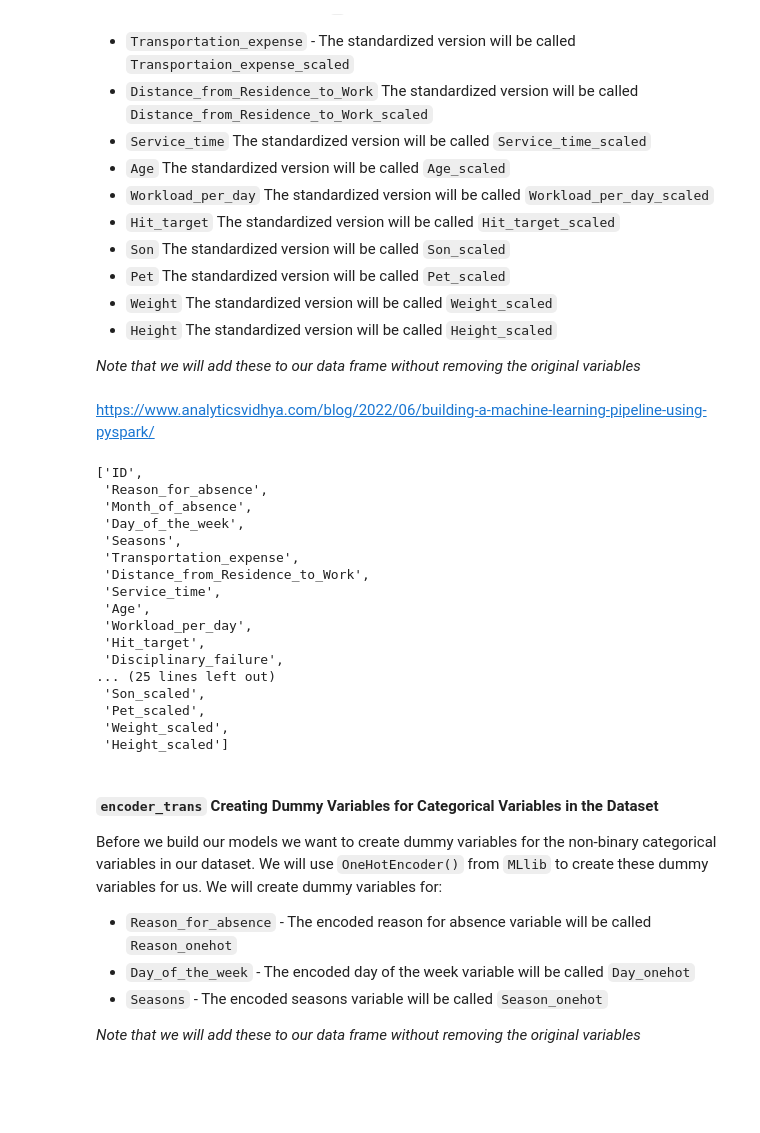
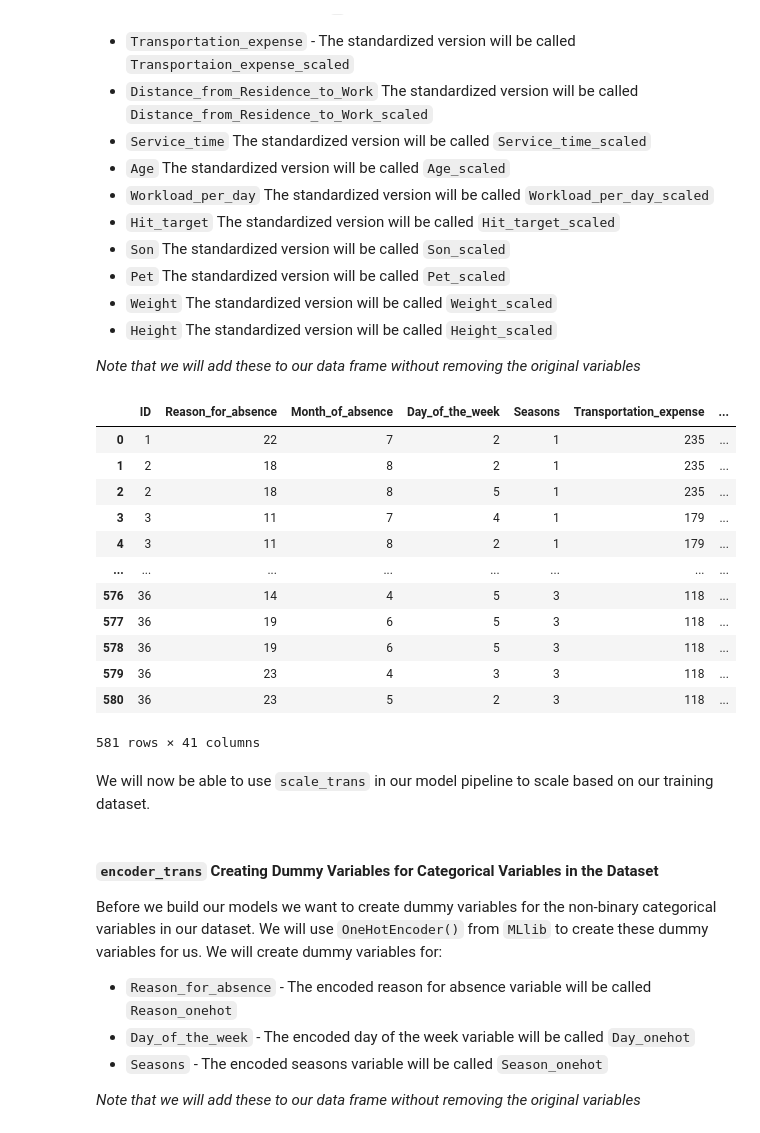
Before and after one commit to kebreeze/590project3, a Jupyter notebook: BreezeProject3.ipynb, the cells around one changed output. Drawn from its saved outputs; the diff is of its cells as text; code cells hidden in the pictures; blank space fills up the shorter version.

```diff
--- a/BreezeProject3.ipynb
+++ b/BreezeProject3.ipynb
@@ -99,0 +95,6 @@ absentee_data_pd.head(100)
+# %%
+# Reformatting variable names to replace spaces with _
+absentee_data_pd.columns = absentee_data_pd.columns.str.replace(" ", "_")
+
+# Using the head() method to make sure everything looks as expected
+absentee_data_pd.head()
@@ -181,5 +154,5 @@ We can now convert `absentee_data_pd` to a Spark SQL dataframe. We will save thi
 # %%
-absentee_spark_df = spark.createDataFrame(absentee_data_pd)
-absentee_spark_df.show(5)
+absentee_data = spark.createDataFrame(absentee_data_pd)
+absentee_data.show(5)
 # %% [output]
 +---+------------------+----------------+---------------+-------+----------------------+-------------------------------+------------+---+---------------------+----------+--------------------+--------- ...
@@ -365,35 +370,41 @@ It is important that we standardize our numeric variables before building our mo
 -  `Height` The standardized version will be called `Height_scaled`
 
 *Note that we will add these to our data frame without removing the original variables*
-# %% [markdown]
-https://www.analyticsvidhya.com/blog/2022/06/building-a-machine-learning-pipeline-using-pyspark/
 # %%
 # Creating a list of numeric column names that we want to scale
 numeric_cols = ['Transportation_expense', 'Distance_from_Residence_to_Work', 'Service_time', 'Age', 'Workload_per_day', \
-                                    'Hit_target', 'Son', 'Pet', 'Weight', 'Height']
+                'Hit_target', 'Son', 'Pet', 'Weight', 'Height']
+
+# Creating a vector of values for each of our variables above
 assembler = [VectorAssembler(inputCols=[col], outputCol=col+'_vec') for col in numeric_cols]
+
+# Using StandardScaler to create scaled versions of our numeric variables
 scale = [StandardScaler(inputCol=col+'_vec', outputCol=col+'_scaled', withMean=True, withStd=True) for col in numeric_cols]
+
+# Putting everything together in a pipeline that can be used to scale our data
 scale_pipe = Pipeline(stages = assembler + scale)
-scale_trans = scale_pipe.fit(absentee_data)
-scale_trans.transform(absentee_data).columns
+
+# Fitting the pipeline on our training data
+scale_trans = scale_pipe.fit(train)
+
+# Check how our scaled variables in our train set look
+scale_trans.transform(train).toPandas()
 # %% [output]
+|  | ID | Reason_for_absence | Month_of_absence | Day_of_the_week | Seasons | Transportation_expense | ... |
+| 0 | 1 | 22 | 7 | 2 | 1 | 235 | ... |
+| 1 | 2 | 18 | 8 | 2 | 1 | 235 | ... |
+| 2 | 2 | 18 | 8 | 5 | 1 | 235 | ... |
+| 3 | 3 | 11 | 7 | 4 | 1 | 179 | ... |
+| 4 | 3 | 11 | 8 | 2 | 1 | 179 | ... |
+| ... | ... | ... | ... | ... | ... | ... | ... |
+| 576 | 36 | 14 | 4 | 5 | 3 | 118 | ... |
+| 577 | 36 | 19 | 6 | 5 | 3 | 118 | ... |
+| 578 | 36 | 19 | 6 | 5 | 3 | 118 | ... |
+| 579 | 36 | 23 | 4 | 3 | 3 | 118 | ... |
+| 580 | 36 | 23 | 5 | 2 | 3 | 118 | ... |
-['ID',
- 'Reason_for_absence',
- 'Month_of_absence',
- 'Day_of_the_week',
- 'Seasons',
- 'Transportation_expense',
- 'Distance_from_Residence_to_Work',
- 'Service_time',
- 'Age',
- 'Workload_per_day',
- 'Hit_target',
- 'Disciplinary_failure',
-... (25 lines left out)
- 'Son_scaled',
- 'Pet_scaled',
- 'Weight_scaled',
- 'Height_scaled']
+581 rows × 41 columns
+# %% [markdown]
+We will now be able to use `scale_trans` in our model pipeline to scale based on our training dataset.
 # %% [markdown]
 #### `encoder_trans` Creating Dummy Variables for Categorical Variables in the Dataset
 
```
Also changed, not shown: parts of 47 cells of this notebook.
